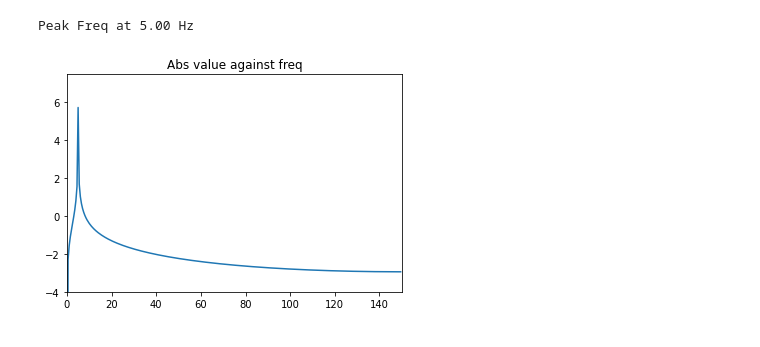
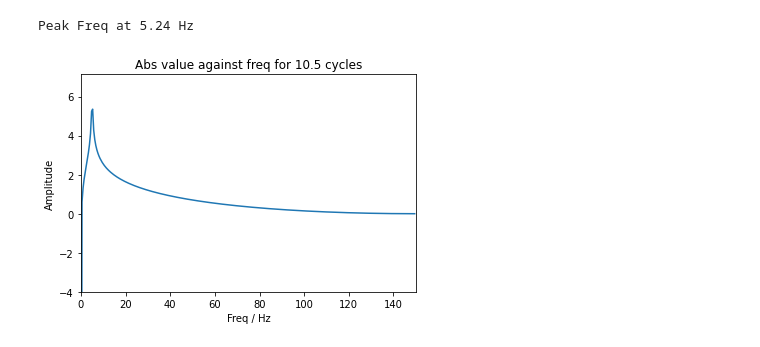
Before and after one commit to Guppy16/Windowing, a Jupyter notebook: DFT_bad.ipynb, the cells around one changed output. Cells and saved outputs as stored; diff of their text form; code cells hidden in the pictures.

```diff
--- a/DFT_bad.ipynb
+++ b/DFT_bad.ipynb
@@ -7,9 +7,9 @@ import matplotlib.pyplot as plt
 
 waveFreq = 5 #Hz
 sampleFreq = 300 # Hz
-cycles = 10
-t = np.linspace(0,cycles / waveFreq, int(cycles*sampleFreq/waveFreq))    # Generate sin wave for 2.5 cycles
-wave = np.sin(2*np.pi*waveFreq*t)
+cycles = 10.5
+t = np.linspace(0, cycles / waveFreq, int(cycles*sampleFreq/waveFreq))    # Generate sin wave for 10 cycles
+wave = np.cos(2*np.pi*waveFreq*t)
 # %%
 plt.plot(t, wave)
 plt.xlabel("Time / s")
@@ -40,21 +40,21 @@ Text(0.5, 0, 'Freq / Hz')
 # %%
 # Plot the absolute values of the +ve freq
 
 # Remove -ve freq
-freqBins = freqBins[:int(len(freqBins)/2)]
-sp = sp[:int(len(sp)/2)]
+freqBins = freqBins[:len(freqBins)//2]
+sp = sp[:len(sp)//2]
 
 # Take the absolut value of sp
 sp = np.absolute(sp)
 
 plt.plot(freqBins, np.log(sp))
 plt.xlim(0, sampleFreq/2)
 plt.ylim(-4)
-plt.title("Abs value against freq")
+plt.title(f"Abs value against freq for {cycles} cycles")
 plt.xlabel("Freq / Hz")
-plt.ylabel("dB")
+plt.ylabel("Amplitude")
 
 print(f"Peak Freq at {freqBins[np.argmax(sp)]:.2f} Hz\n")
 # %% [output]
-Peak Freq at 5.00 Hz
+Peak Freq at 5.24 Hz
-[figure, old version]
+[figure, new version]
```
Also changed, not shown: parts of 6 cells of this notebook, 12 other files.
